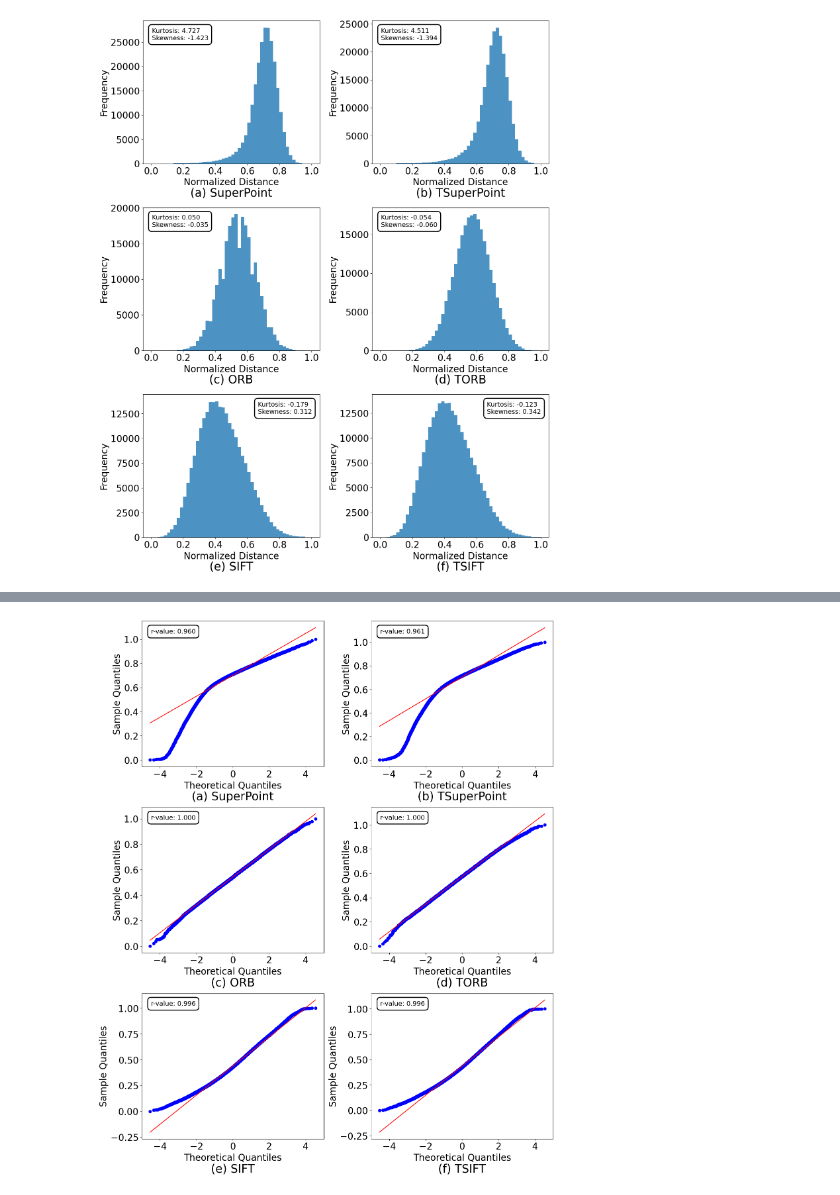
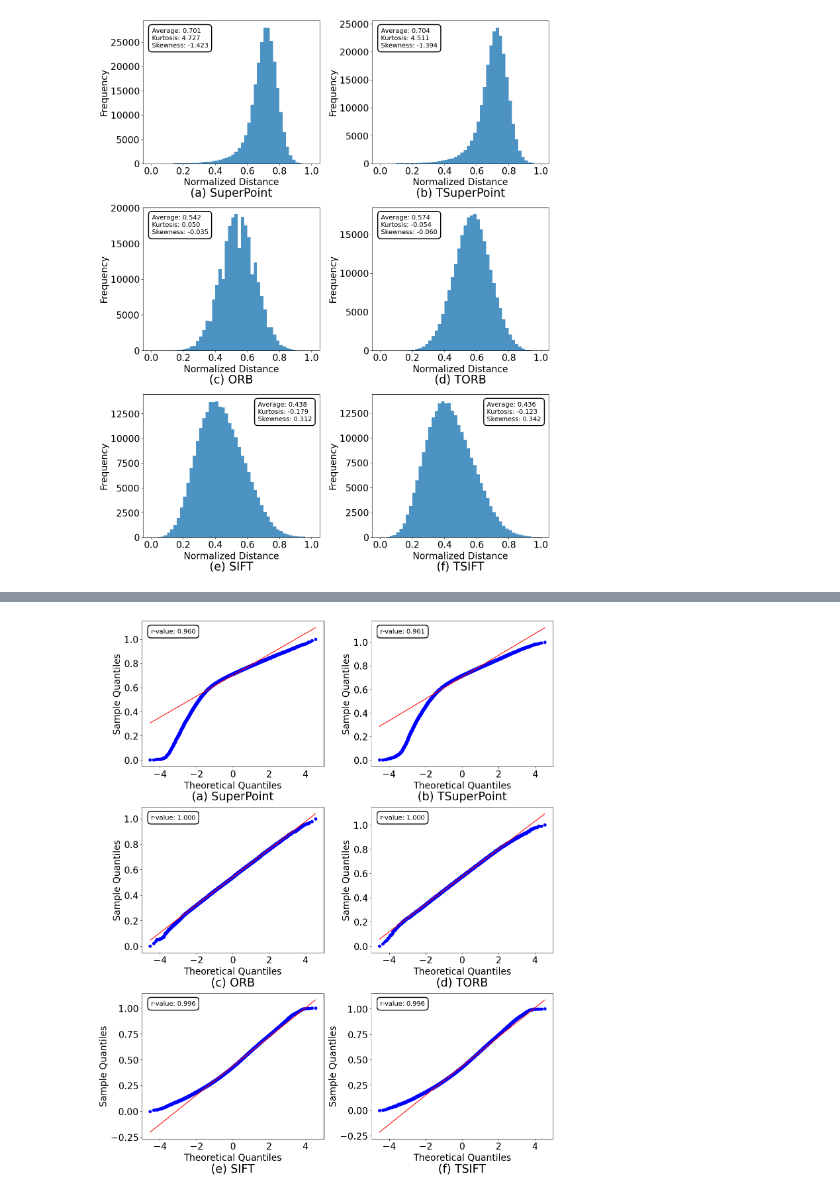
Before and after one commit to imonalc/Keypoints, a Jupyter notebook: EDA_descriptor.ipynb, the cells around one changed output, grey strips where cells are left out. Cells and saved outputs as stored; diff of their text form; code cells hidden in the pictures.

```diff
--- a/EDA_descriptor.ipynb
+++ b/EDA_descriptor.ipynb
@@ -28,27 +28,29 @@ nm_list = ["SuperPoint", "TSuperPoint", "ORB", "TORB", "SIFT", "TSIFT"]
 # %%
 def distplot(sim_list, nm_list):
     fig_img, axs = plt.subplots(3, 2, figsize=(14, 17))
     for idx, sim in enumerate(sim_list):
         ax = axs[idx//2, idx%2]
         flat_sim = sim.flatten().copy()
         flat_sim = -flat_sim
         flat_sim = (flat_sim - np.min(flat_sim)) / (np.max(flat_sim) - np.min(flat_sim))
+
         kurt = kurtosis(flat_sim)
         sk = skew(flat_sim)
+        ave = np.mean(flat_sim)
         ax.set_title(f"({FIG_IDX[idx]}) {nm_list[idx]}", y=-0.25, fontsize=25)
         ax.hist(flat_sim, bins=50, label=f"kurt:{kurt:.3f}, skew:{sk:.3f}", alpha=0.8)
         bbox_props = dict(boxstyle='round,pad=0.5', facecolor='white', edgecolor='black', linewidth=2)
         if idx == 4 or idx == 5: X = 0.65
         else: X = 0.05
-        ax.text(x=X, y=0.95, s=f'Kurtosis: {kurt:.3f}\nSkewness: {sk:.3f}', fontsize=14,
+        ax.text(x=X, y=0.95, s=f'Average: {ave:.3f}\nKurtosis: {kurt:.3f}\nSkewness: {sk:.3f}', fontsize=14,
                 horizontalalignment='left', verticalalignment='top',
                 transform=ax.transAxes, bbox=bbox_props)
         ax.tick_params(axis='both', labelsize=20)
         ax.set_ylabel('Frequency', fontsize=20)
         ax.set_xlabel('Normalized Distance', fontsize=20)
     plt.subplots_adjust(hspace=0, wspace=0.5)
     plt.tight_layout()
     plt.show()
 distplot(sim_list, nm_list)
 # %% [output]
-[figure, old version]
+[figure, new version]
```
Also changed, not shown: parts of 1 cell of this notebook.
